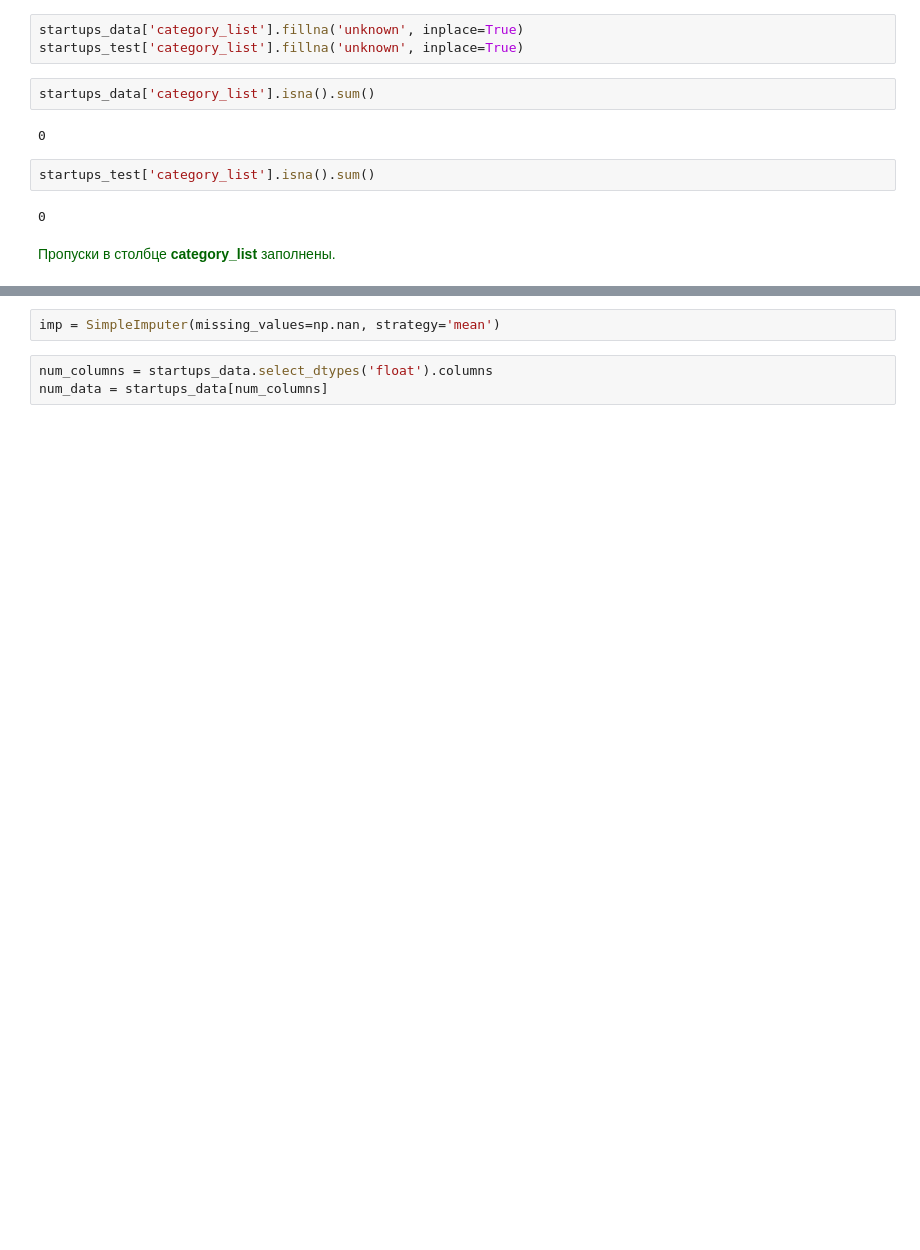
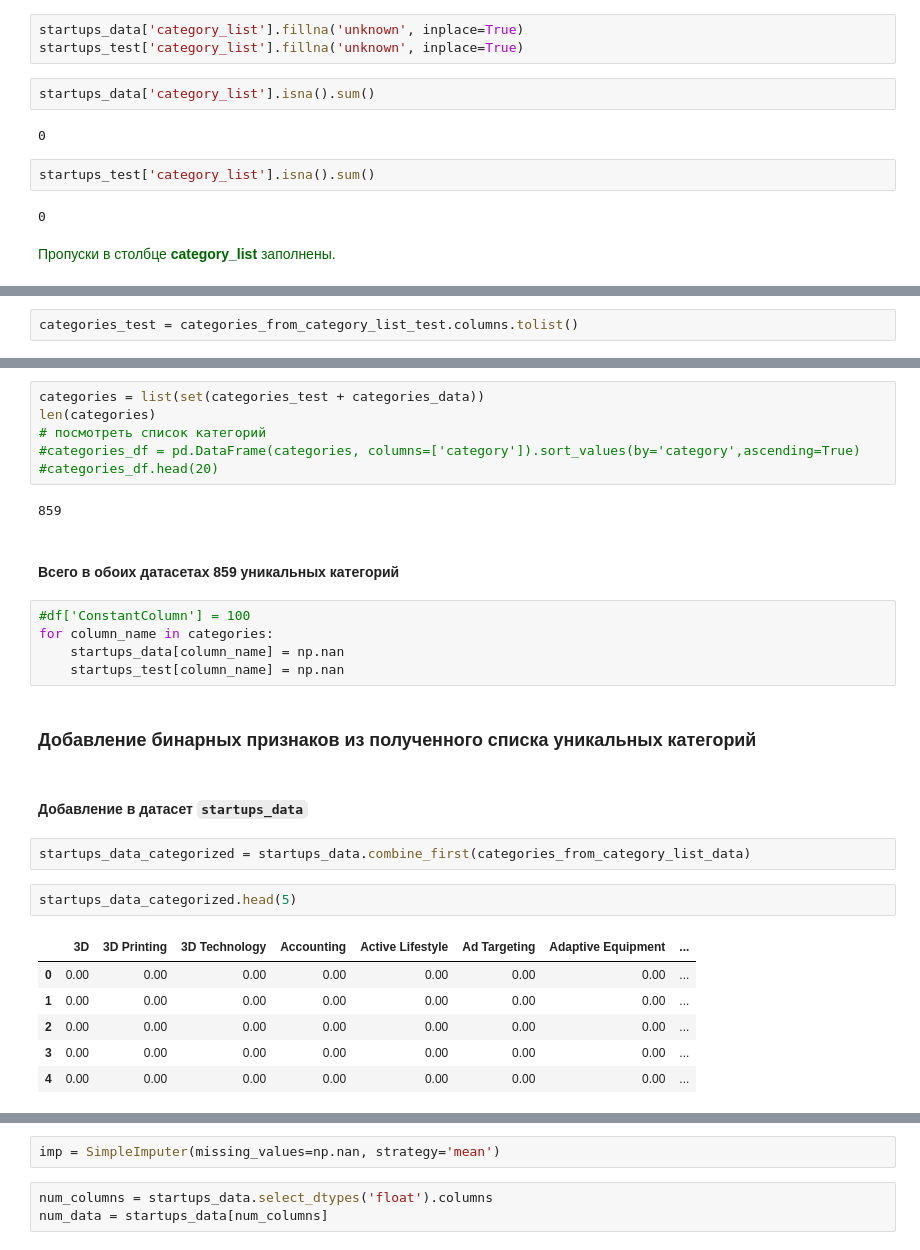
Before and after one commit to andrew-tvorogov/practicum_masterskaya_1, a Jupyter notebook: practicum_startups.ipynb, the cells around one changed output, grey strips where cells are left out. Drawn from its saved outputs; the diff is of its cells as text; blank space fills up the shorter version.

Commit message:
added dummy category columns to both datasets

```diff
--- a/practicum_startups.ipynb
+++ b/practicum_startups.ipynb
@@ -562,0 +669,2 @@ startups_test['category_list'].isna().sum()
+# %%
+categories_test = categories_from_category_list_test.columns.tolist()
@@ -562,0 +676,30 @@ startups_test['category_list'].isna().sum()
+# %%
+categories = list(set(categories_test + categories_data))
+len(categories)
+# посмотреть список категорий
+#categories_df = pd.DataFrame(categories, columns=['category']).sort_values(by='category',ascending=True)
+#categories_df.head(20)
+# %% [output]
+859
+# %% [markdown]
+#### Всего в обоих датасетах 859 уникальных категорий
+# %%
+#df['ConstantColumn'] = 100
+for column_name in categories:
+    startups_data[column_name] = np.nan
+    startups_test[column_name] = np.nan
+# %% [markdown]
+### Добавление бинарных признаков из полученного списка уникальных категорий
+# %% [markdown]
+#### Добавление в датасет ``startups_data``
+# %%
+startups_data_categorized = startups_data.combine_first(categories_from_category_list_data)
+# %%
+startups_data_categorized.head(5)
+# %% [output]
+|  | 3D | 3D Printing | 3D Technology | Accounting | Active Lifestyle | Ad Targeting | Adaptive Equipment | ... |
+| 0 | 0.00 | 0.00 | 0.00 | 0.00 | 0.00 | 0.00 | 0.00 | ... |
+| 1 | 0.00 | 0.00 | 0.00 | 0.00 | 0.00 | 0.00 | 0.00 | ... |
+| 2 | 0.00 | 0.00 | 0.00 | 0.00 | 0.00 | 0.00 | 0.00 | ... |
+| 3 | 0.00 | 0.00 | 0.00 | 0.00 | 0.00 | 0.00 | 0.00 | ... |
+| 4 | 0.00 | 0.00 | 0.00 | 0.00 | 0.00 | 0.00 | 0.00 | ... |
```
Also changed, not shown: parts of 35 cells of this notebook.
